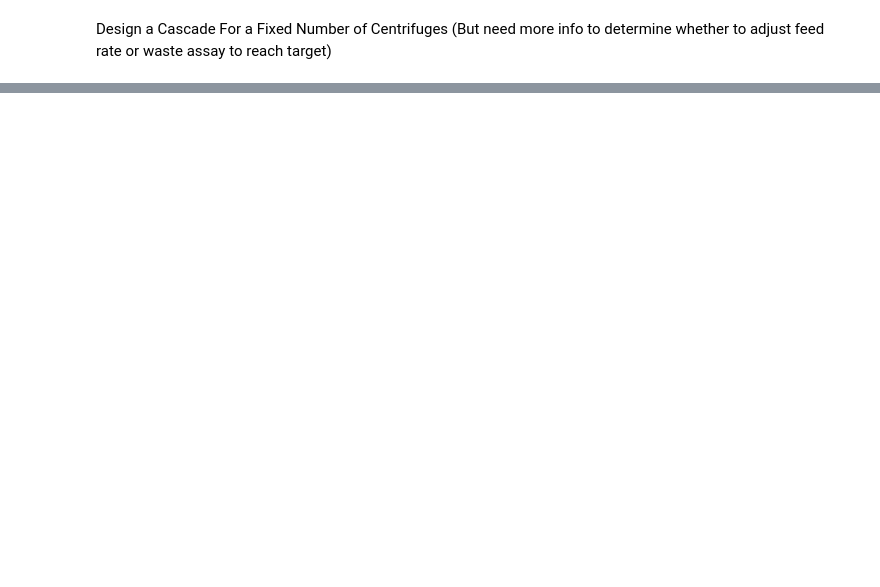
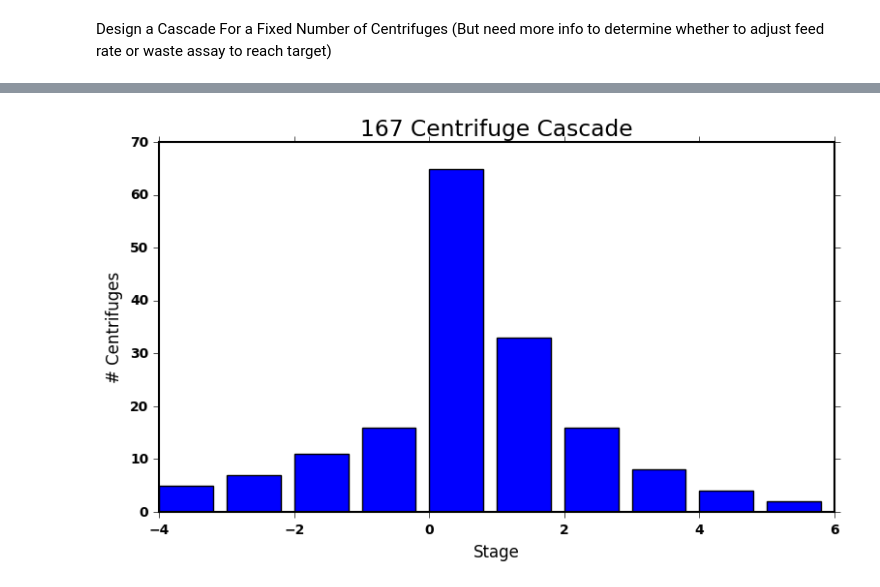
Before and after one commit to bam241/cvt_analysis, a Jupyter notebook: enrich_calcs/Enrichment_calculations.ipynb, the cells around one changed output, grey strips where cells are left out. Drawn from its saved outputs; the diff is of its cells as text; code cells hidden in the pictures; blank space fills up the shorter version.

```diff
--- a/enrich_calcs/Enrichment_calculations.ipynb
+++ b/enrich_calcs/Enrichment_calculations.ipynb
@@ -327,7 +331,7 @@ Design a Cascade For a Fixed Number of Centrifuges
 # %%
 f_assay = 0.007
 p_assay = 0.035
-n_mach = 82
+n_mach = 164
 
 # Calculate the desired number of enrichment stages and machines per stage by ending
 # the stages when there is less than an integer machine
@@ -427,0 +437,16 @@ Feed for strip  7.02795811345e-05
+# %%
+all_stages = np.array(strip_stages+enrich_stages)
+n_centrifuges = np.sum(all_stages[:,1], axis=0)
+
+bar_width = 0.8
+bar_res = plt.bar(all_stages[:,0], all_stages[:,1], bar_width)
+
+plt.xlabel('Stage')
+plt.ylabel('# Centrifuges')
+plt.title(str(int(n_centrifuges)) + " Centrifuge Cascade")
+plt.legend()
+
+plt.tight_layout()
+plt.show()
+# %% [output]
+[figure, added]
```
Also changed, not shown: parts of 9 cells of this notebook.
